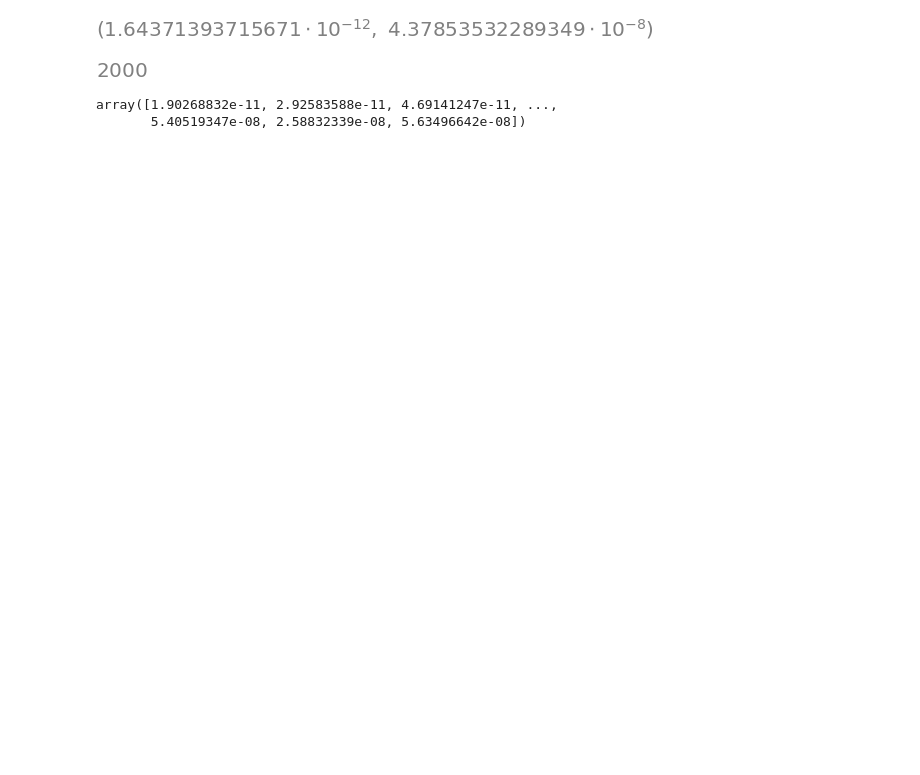
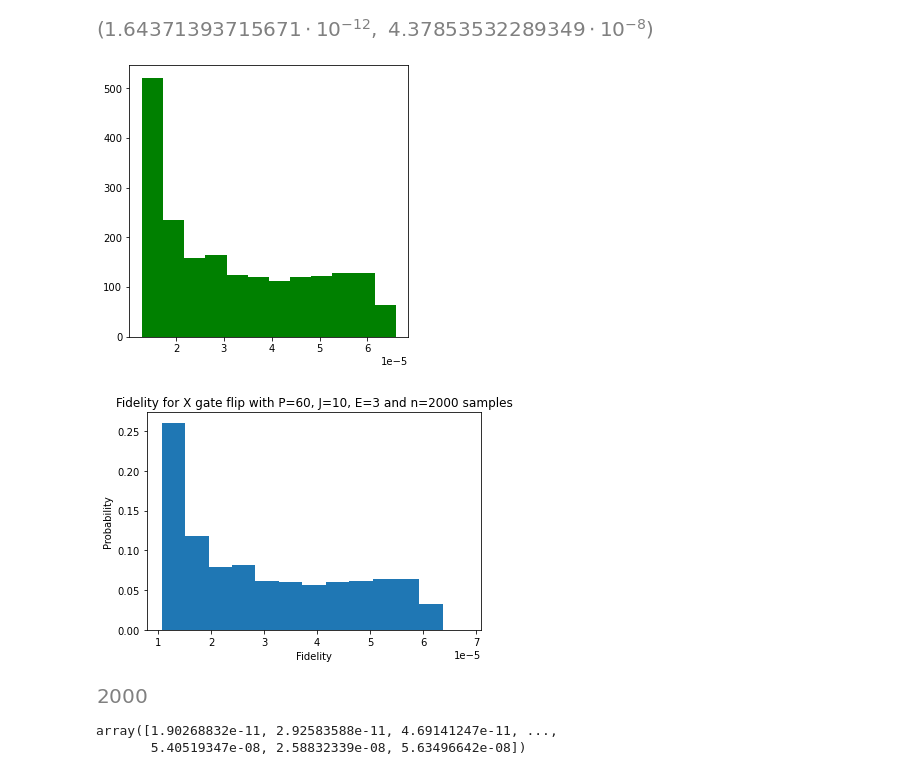
Before and after one commit to chewywookie/fyp, a Jupyter notebook: code/1_1_simplified_version-280323.ipynb, the cells around one changed output. Drawn from its saved outputs; the diff is of its cells as text; code cells hidden in the pictures; blank space fills up the shorter version.

```diff
--- a/code/1_1_simplified_version-280323.ipynb
+++ b/code/1_1_simplified_version-280323.ipynb
@@ -855,34 +888,37 @@ finalstate(x1=0.75,y1=0.75,x2=0.25,y2=0.25,
                nsteps=3000, samplesize=2000,multicase =True)
 """
 
 (psi_initial,t,T,Hs,Us,z1array, z2array,a, b, c, d,
- phi_initial,P,J,E,n,psi_out)=finalstate(P=60,multicase=None)
+ phi_initial,P,J,E,n,psi_out)=finalstate(P=60,J=10,multicase=False)
 
 """
 density(psi_final, multicase=True)
 """
 rho,rho_c=density(psi_out, multicase=False)
 
 """
 fid(rho_c, multicase=True)
 """
 F=fid(rho_c,multicase=False)
 
 #makes a histogram from the samples of Fidelity obtained for each intial state
 fig=plt.figure(figsize=(5,5))
 r,bins,patch=plt.hist(F,bins='auto',density=False,color='g',histtype='bar')
 plt.show()
 #taking the probability density of the distribution, by taking the number of bins
 #and dividing by area taken of the interval distribution
 r=r/len(F)
 r=np.append(r,0)
 plt.bar(bins,r,width=(bins[len(bins)-1]-bins[0])/(len(bins)-1))
 #plt.xlim([0,1])
 plt.ylabel('Probability')
 plt.xlabel('Fidelity')
 plt.title(f'Fidelity for X gate flip with P={P}, J={J}, E={E} and n={n} samples')
 plt.show()
 #np.histogram(F_norm)
+# %% [output]
+[figure, added]
+[figure, added]
 # %%
 len(psi_out)
 # %% [output]
```
Also changed, not shown: parts of 8 cells of this notebook.
